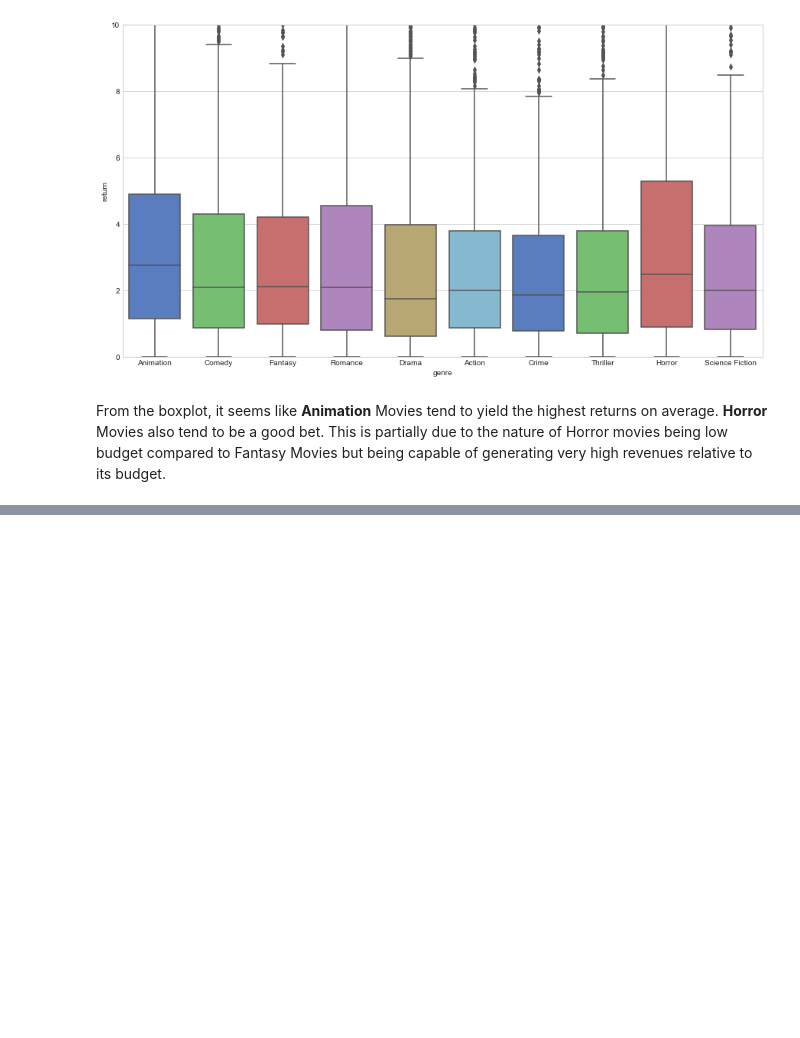
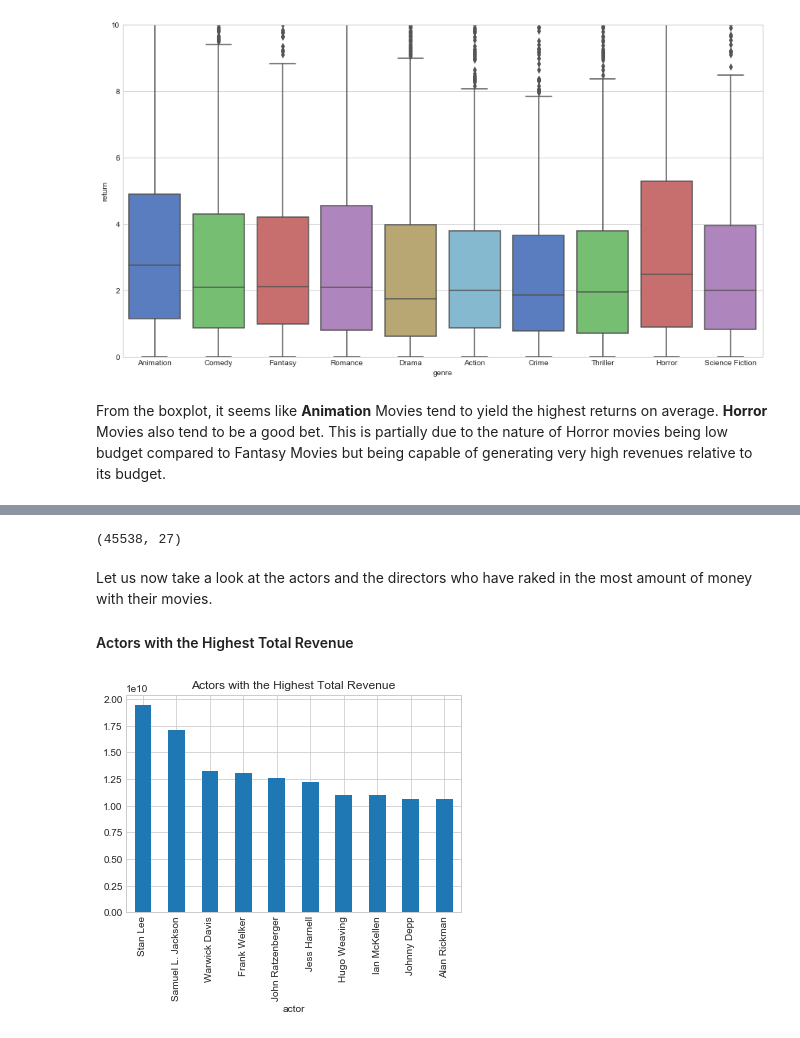
Before and after one commit to rounakbanik/movies, a Jupyter notebook: movies.ipynb, the cells around one changed output, grey strips where cells are left out. Cells and saved outputs as stored; diff of their text form; code cells hidden in the pictures; blank space fills up the shorter version.

```diff
--- a/movies.ipynb
+++ b/movies.ipynb
@@ -1111,0 +1156,5 @@ From the boxplot, it seems like **Animation** Movies tend to yield the highest r
+# %%
+df = df.merge(credits_df, on='id')
+df.shape
+# %% [output]
+(45538, 27)
@@ -1111,0 +1167,24 @@ From the boxplot, it seems like **Animation** Movies tend to yield the highest r
+# %%
+df['cast'] = df['cast'].apply(lambda x: [i['name'] for i in x] if isinstance(x, list) else [])
+# %%
+def get_director(x):
+    for i in x:
+        if i['job'] == 'Director':
+            return i['name']
+    return np.nan
+# %%
+df['director'] = df['crew'].apply(get_director)
+# %%
+s = df.apply(lambda x: pd.Series(x['cast']),axis=1).stack().reset_index(level=1, drop=True)
+s.name = 'actor'
+cast_df = df.drop('cast', axis=1).join(s)
+# %% [markdown]
+Let us now take a look at the actors and the directors who have raked in the most amount of money with their movies.
+
+#### Actors with the Highest Total Revenue
+# %%
+plt.title('Actors with the Highest Total Revenue')
+cast_df.groupby('actor')['revenue'].sum().sort_values(ascending=False).head(10).plot(kind='bar')
+plt.show()
+# %% [output]
+[figure, added]
```
Also changed, not shown: parts of 79 cells of this notebook, 5 other files.
